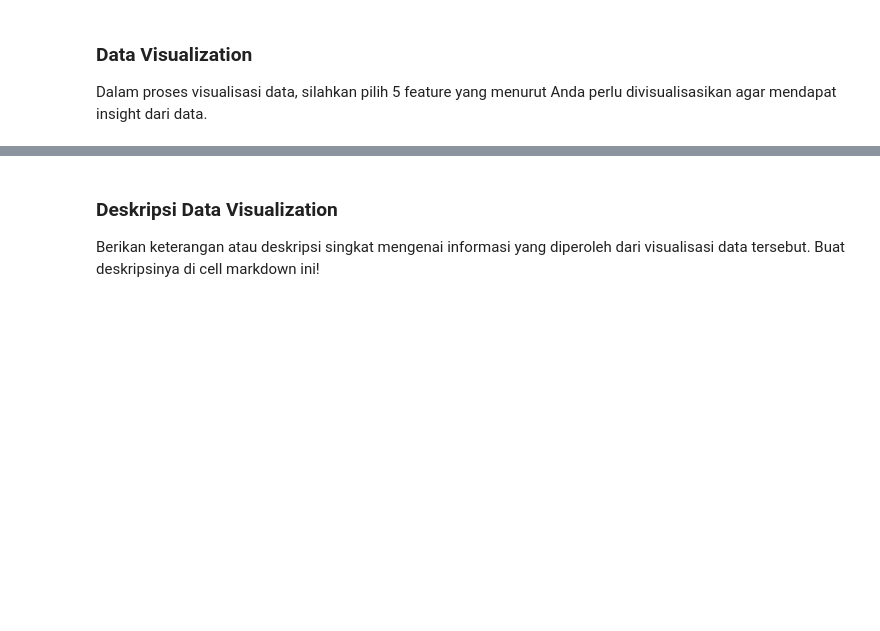
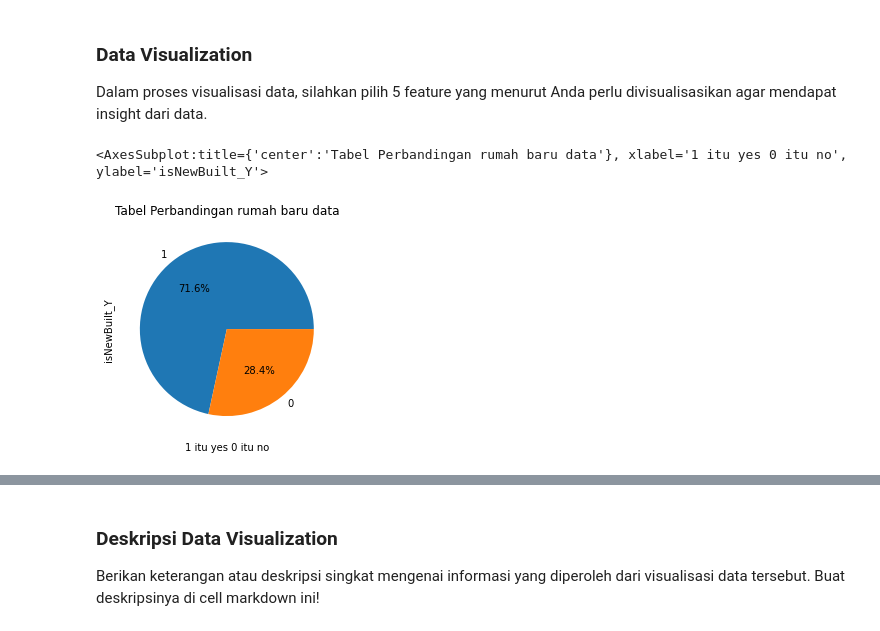
Before and after one commit to IvanKristiawan/PMDPM_UAS, a Jupyter notebook: Proyek UAS PMDPM_Krisna_Ivan.ipynb, the cells around one changed output, grey strips where cells are left out. Cells and saved outputs as stored; diff of their text form; code cells hidden in the pictures; blank space fills up the shorter version.

Commit message:
Visual Data

```diff
--- a/Proyek UAS PMDPM_Krisna_Ivan.ipynb
+++ b/Proyek UAS PMDPM_Krisna_Ivan.ipynb
@@ -77,3 +77,14 @@ df_housing_krisna_ivan.head(100)
 Dalam proses visualisasi data, silahkan pilih 5 feature yang menurut Anda perlu divisualisasikan agar mendapat insight dari data.
 # %%
 #visualisasi fitur menggunakan metode yang sudah dipelajari
+
+new_buildt=df_housing_krisna_ivan.isNewBuilt_Y.value_counts(dropna=False)
+# print(new_buildt)
+plt.title("Tabel Perbandingan rumah baru data")
+
+plt.xlabel("1 itu yes 0 itu no")
+plt.ylabel("Jumlah data")
+new_buildt.plot(kind='pie',figsize=(4,4),autopct='%1.1f%%')
+# %% [output]
+<AxesSubplot:title={'center':'Tabel Perbandingan rumah baru data'}, xlabel='1 itu yes 0 itu no', ylabel='isNewBuilt_Y'>
+[figure, added]
```
Also changed, not shown: parts of 14 cells of this notebook.
